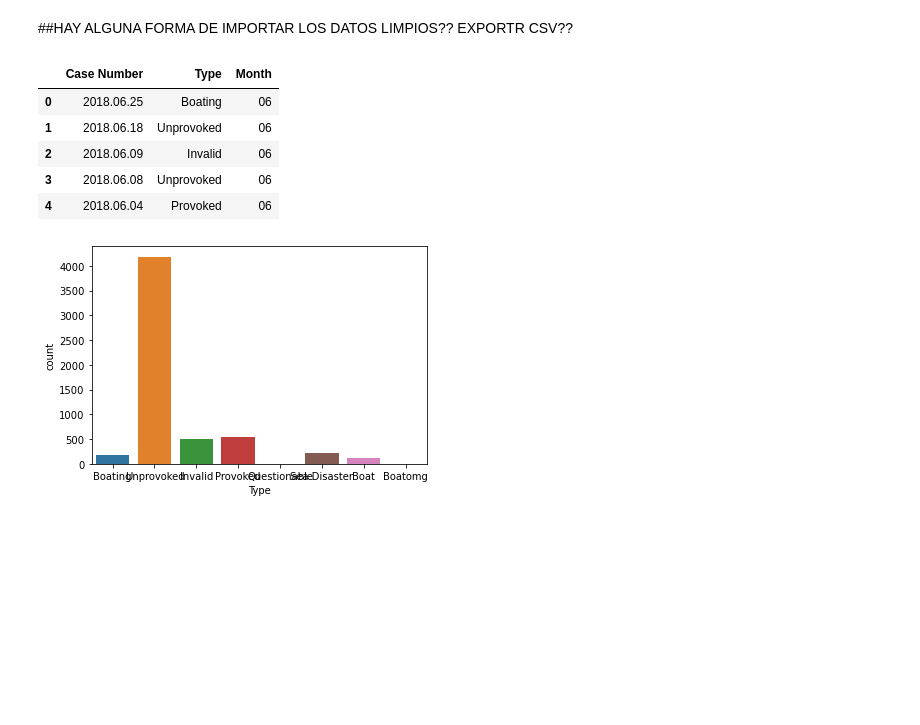
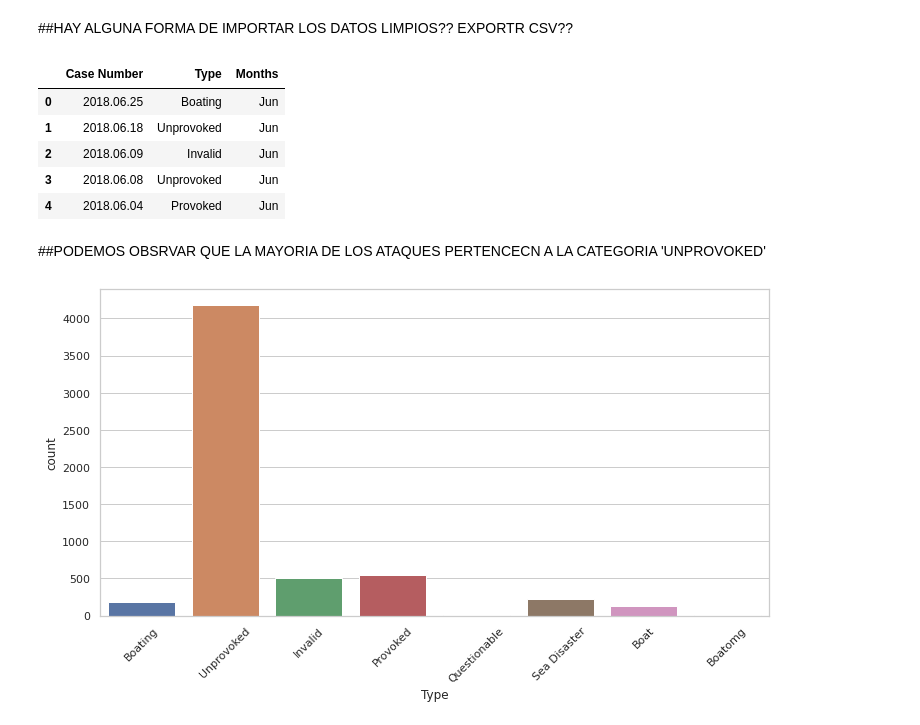
Before and after one commit to JulianTrufero/shark-data-cleaning, a Jupyter notebook: Analisis.ipynb, the cells around one changed output. Drawn from its saved outputs; the diff is of its cells as text; code cells hidden in the pictures; blank space fills up the shorter version.

```diff
--- a/Analisis.ipynb
+++ b/Analisis.ipynb
@@ -4,6 +4,10 @@ import seaborn as sns
 import matplotlib.pyplot as plt
 import pandas as pd
 import re
+# %%
+sns.set_context("poster")
+sns.set(rc={"figure.figsize": (12.,6.)})
+sns.set_style("whitegrid")
 # %% [markdown]
 ##HAY ALGUNA FORMA DE IMPORTAR LOS DATOS LIMPIOS?? EXPORTR CSV??
 # %%
@@ -17,23 +21,29 @@ sdf.drop(columns=['Case Number.1', 'Case Number.2', 'pdf', 'href formula', 'href
 sdf.dropna(inplace=True)
 # %%
 def filtracion(x):
+    months = {'01':'Jan','02':'Feb','03':'Mar','04':'Apr','05':'May','06':'Jun','07':'Jul','08':'Aug','09':'Sep','10':'Oct','11':'Nov','12':'Dec'}
     m = re.findall('\d{4}.\d{2}.\d{2}', x)
     if m and m[0][5:7] != '00':
-        return m[0][5:7]
+        for k, v in months.items():
+            if k == m[0][5:7]:
+                return v
 # %%
-sdf['Month'] = sdf['Case Number'].apply(filtracion)
+sdf['Months'] = sdf['Case Number'].apply(filtracion)
 # %%
 sdf.dropna(inplace=True)
 # %%
 sdf.head()
 # %% [output]
-|  | Case Number | Type | Month |
-| 0 | 2018.06.25 | Boating | 06 |
-| 1 | 2018.06.18 | Unprovoked | 06 |
-| 2 | 2018.06.09 | Invalid | 06 |
-| 3 | 2018.06.08 | Unprovoked | 06 |
-| 4 | 2018.06.04 | Provoked | 06 |
+|  | Case Number | Type | Months |
+| 0 | 2018.06.25 | Boating | Jun |
+| 1 | 2018.06.18 | Unprovoked | Jun |
+| 2 | 2018.06.09 | Invalid | Jun |
+| 3 | 2018.06.08 | Unprovoked | Jun |
+| 4 | 2018.06.04 | Provoked | Jun |
+# %% [markdown]
+##PODEMOS OBSRVAR QUE LA MAYORIA DE LOS ATAQUES PERTENCECN A LA CATEGORIA 'UNPROVOKED'
 # %%
-sns.countplot(x=sdf['Type']);
+g = sns.countplot(x=sdf['Type'])
+g.tick_params(axis='x', rotation=45);
 # %% [output]
-[figure, old version]
+[figure, new version]
```
Also changed, not shown: parts of 9 cells of this notebook, 2 other files.
